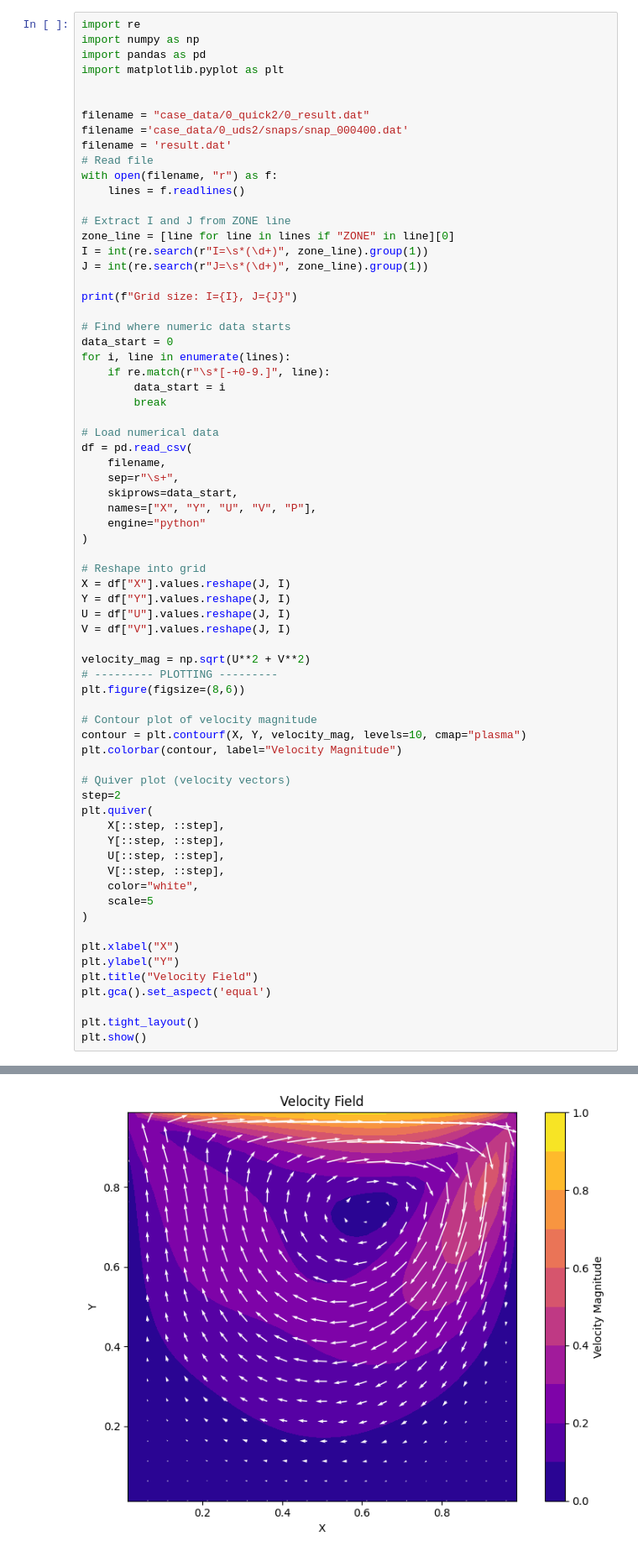
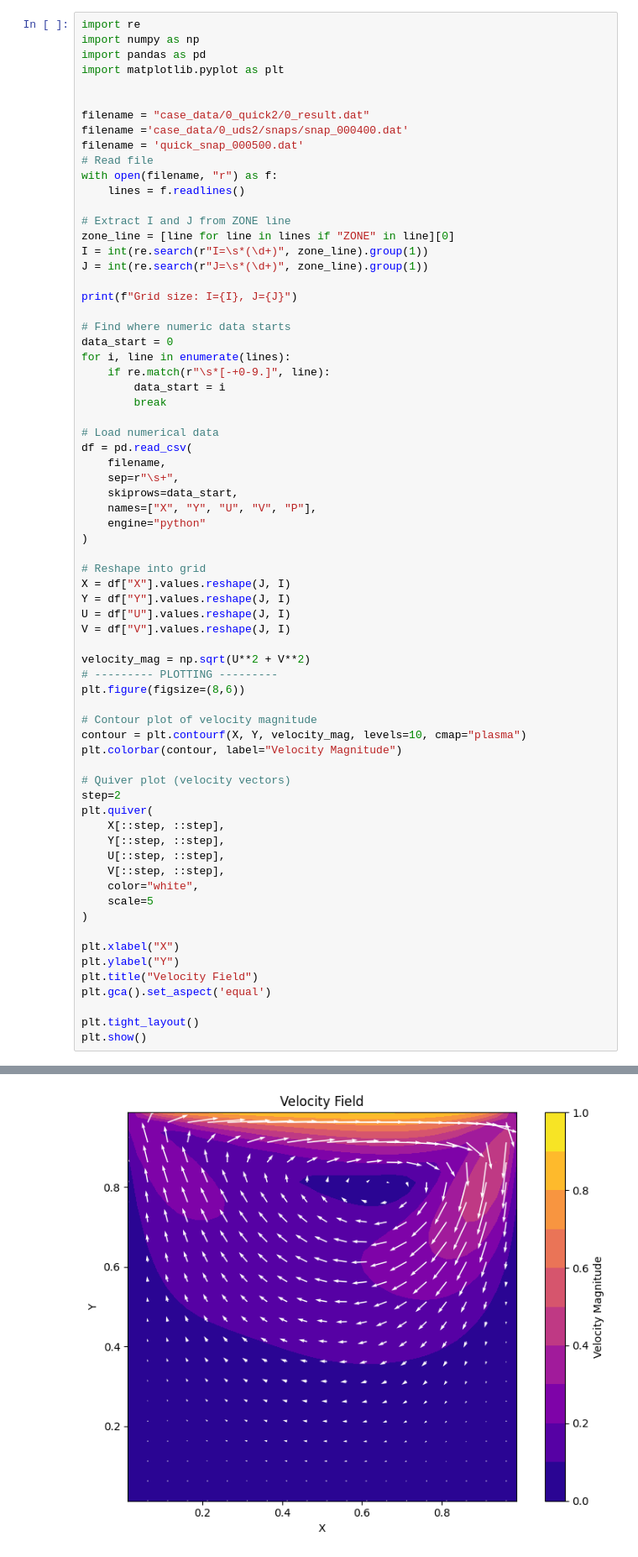
Before and after one commit to annashens/ME663-project, a Jupyter notebook: visualize.ipynb, the cells around one changed output, grey strips where cells are left out. Shown at 84% size. Saved outputs shown, nothing was run; the diff lists cells and outputs as text.

```diff
--- a/visualize.ipynb
+++ b/visualize.ipynb
@@ -7,7 +7,7 @@ import matplotlib.pyplot as plt
 
 filename = "case_data/0_quick2/0_result.dat"
 filename ='case_data/0_uds2/snaps/snap_000400.dat'
-filename = 'result.dat'
+filename = 'quick_snap_000500.dat'
 # Read file
 with open(filename, "r") as f:
     lines = f.readlines()
@@ -42,34 +42,34 @@ U = df["U"].values.reshape(J, I)
 V = df["V"].values.reshape(J, I)
 
 velocity_mag = np.sqrt(U**2 + V**2)
 # --------- PLOTTING ---------
 plt.figure(figsize=(8,6))
 
 # Contour plot of velocity magnitude
 contour = plt.contourf(X, Y, velocity_mag, levels=10, cmap="plasma")
 plt.colorbar(contour, label="Velocity Magnitude")
 
 # Quiver plot (velocity vectors)
 step=2
 plt.quiver(
     X[::step, ::step],
     Y[::step, ::step],
     U[::step, ::step],
     V[::step, ::step],
     color="white",
     scale=5
 )
 
 plt.xlabel("X")
 plt.ylabel("Y")
 plt.title("Velocity Field")
 plt.gca().set_aspect('equal')
 
 plt.tight_layout()
 plt.show()
 # %% [output]
 Grid size: I=40, J=40
-[figure, old version]
+[figure, new version]
 # %%
 # --------- PLOTTING ---------
 plt.figure(figsize=(8,6))
```
Also changed, not shown: parts of 2 cells of this notebook, 5 other files.
